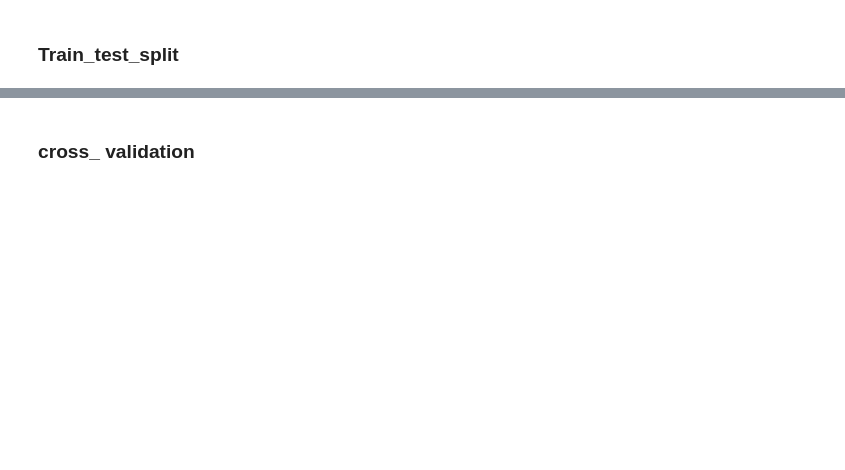
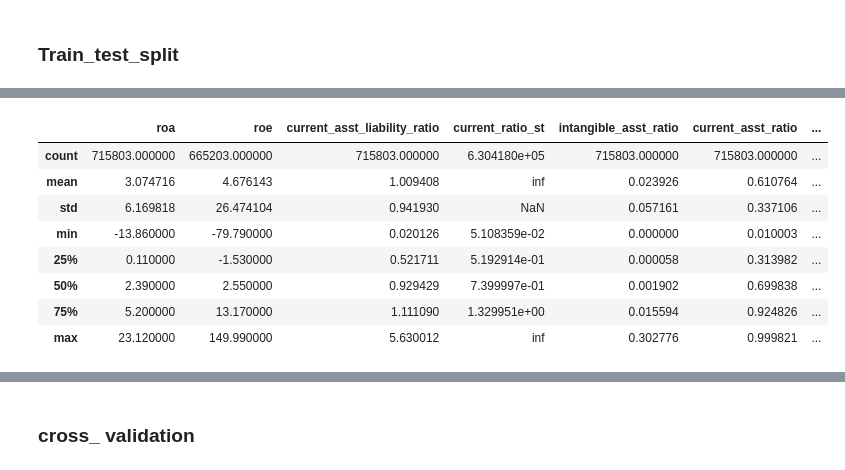
Before and after one commit to shangluyang/3001_final_project, a Jupyter notebook: notebooks/feature engineering.ipynb, the cells around one changed output, grey strips where cells are left out. Saved outputs shown, nothing was run; the diff lists cells and outputs as text; code cells hidden in the pictures; blank space fills up the shorter version.

```diff
--- a/notebooks/feature engineering.ipynb
+++ b/notebooks/feature engineering.ipynb
@@ -315,0 +361,12 @@ df.iloc[:,39:].drop(columns = ['wc_net','margin_fin','cf_operations']).isnull().
+# %%
+train_X
+# %% [output]
+|  | roa | roe | current_asst_liability_ratio | current_ratio_st | intangible_asst_ratio | current_asst_ratio | ... |
+| count | 715803.000000 | 665203.000000 | 715803.000000 | 6.304180e+05 | 715803.000000 | 715803.000000 | ... |
+| mean | 3.074716 | 4.676143 | 1.009408 | inf | 0.023926 | 0.610764 | ... |
+| std | 6.169818 | 26.474104 | 0.941930 | NaN | 0.057161 | 0.337106 | ... |
+| min | -13.860000 | -79.790000 | 0.020126 | 5.108359e-02 | 0.000000 | 0.010003 | ... |
+| 25% | 0.110000 | -1.530000 | 0.521711 | 5.192914e-01 | 0.000058 | 0.313982 | ... |
+| 50% | 2.390000 | 2.550000 | 0.929429 | 7.399997e-01 | 0.001902 | 0.699838 | ... |
+| 75% | 5.200000 | 13.170000 | 1.111090 | 1.329951e+00 | 0.015594 | 0.924826 | ... |
+| max | 23.120000 | 149.990000 | 5.630012 | inf | 0.302776 | 0.999821 | ... |
```
Also changed, not shown: parts of 44 cells of this notebook, 1 other file.
